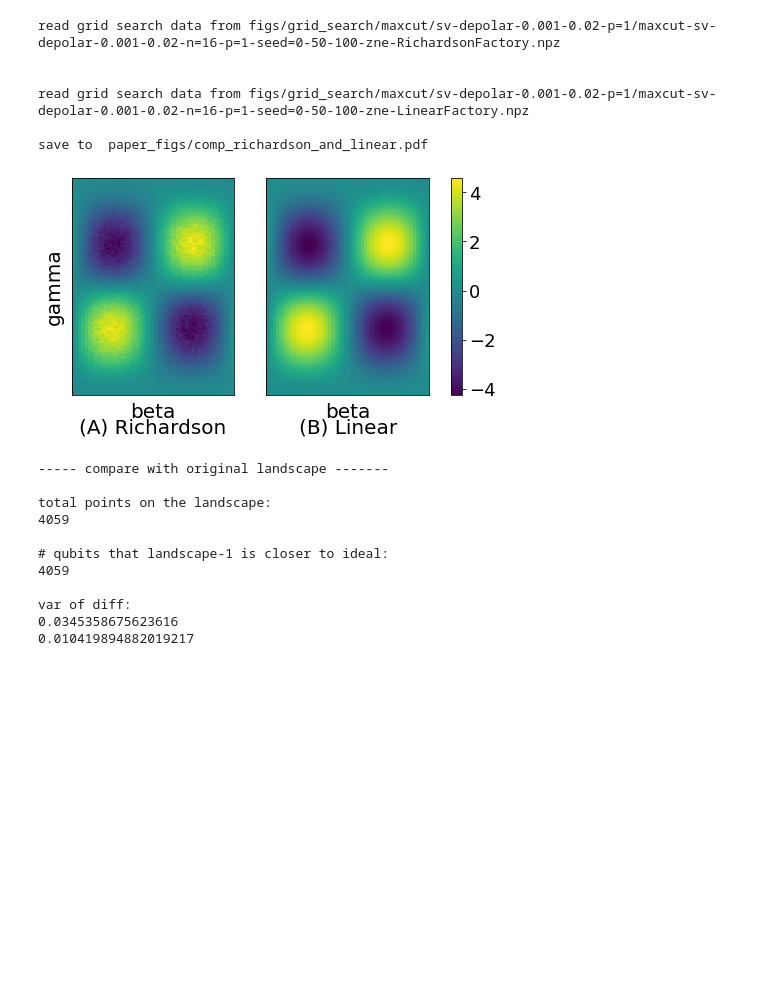
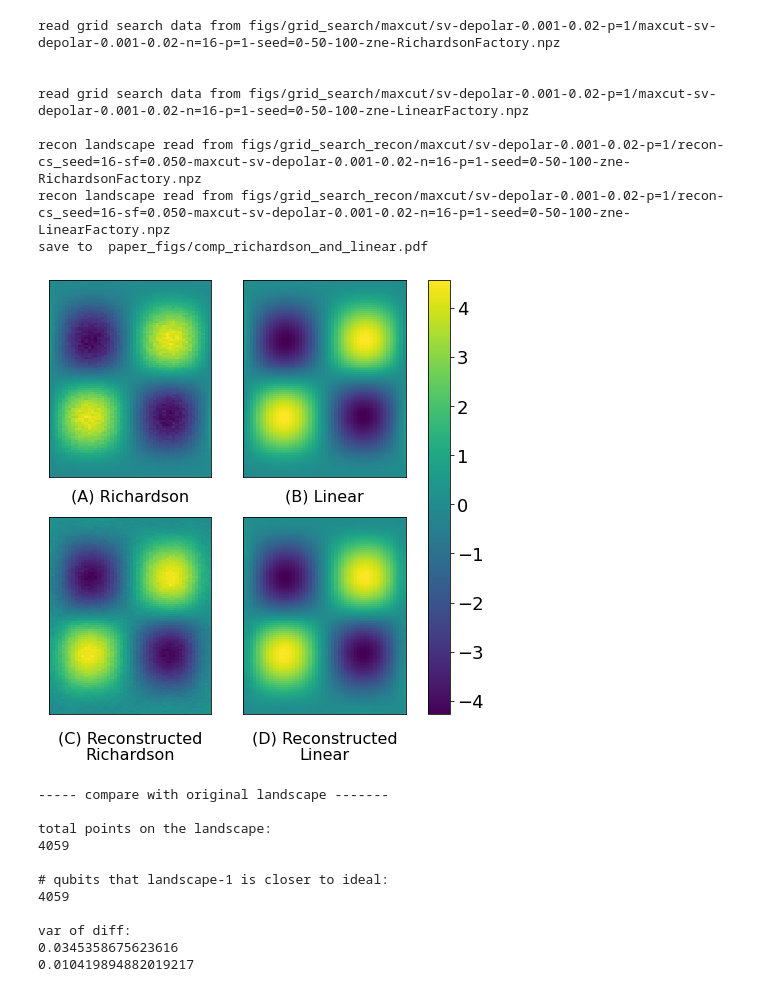
Before and after one commit to kunliu7/oscar, a Jupyter notebook: vis_figs_comp_miti.ipynb, the cells around one changed output. Cells and saved outputs as stored; diff of their text form; code cells hidden in the pictures; blank space fills up the shorter version.

Commit message:
feat: update vis figures in papers

```diff
--- a/vis_figs_comp_miti.ipynb
+++ b/vis_figs_comp_miti.ipynb
@@ -114,10 +192,10 @@ def _vis_landscapes(
     # c = ax.pcolormesh(X, Y, Z, cmap='viridis', vmin=Z.min(), vmax=Z.max())
     for idx, landscape in enumerate(landscapes):
         im = axs[idx].pcolormesh(X, Y, landscape) #, cmap='viridis', vmin=origin.min(), vmax=origin.max())
-        axs[idx].set_xlabel('beta')
-        if idx == 0:
-            axs[idx].set_ylabel('gamma')
-        # else:
+        # axs[idx].set_xlabel('beta')
+        # if idx == 0:
+        #     axs[idx].set_ylabel('gamma')
+        # # else:
         axs[idx].set_yticks([])
         axs[idx].set_xticks([])
         if isinstance(true_optima, list) or isinstance(true_optima, np.ndarray):
@@ -181,59 +259,75 @@ def vis_comp_Richardson_and_Linear():
     else:
         raise ValueError("Invalid depth of QAOA")
 
-    ideal_data1, ideal_data_fname, _ = load_grid_search_data(
+    ideal_data1, ideal_data1_fname, _ = load_grid_search_data(
         n_qubits=n_qubits, p=p, problem=problem, method=method,
         noise=noise, beta_step=bs, gamma_step=gs, seed=seed, miti_method=miti_method1
     )
-    ideal_data2, ideal_data_fname, _ = load_grid_search_data(
+    ideal_data2, ideal_data2_fname, _ = load_grid_search_data(
         n_qubits=n_qubits, p=p, problem=problem, method=method,
         noise=noise, beta_step=bs, gamma_step=gs, seed=seed, miti_method=miti_method2
     )
 
     full_range = ideal_data1['full_range']
 
+    recon_path1, _, _ = get_recon_pathname(p, problem, method, noise, cs_seed, sf, ideal_data1_fname)
+    recon1 = get_recon_landscape(p, None, sf, False, recon_path1, cs_seed)
 
+    recon_path2, _, _ = get_recon_pathname(p, problem, method, noise, cs_seed, sf, ideal_data2_fname)
+    recon2 = get_recon_landscape(p, None, sf, False, recon_path2, cs_seed)
 
     params = {'legend.fontsize': 18,
-          'figure.figsize': (8, 4),
-         'axes.labelsize': 20, #'x-large',
-         'axes.titlesize': 20, #'x-large',
+          'figure.figsize': (8, 8),
+         'axes.labelsize': 16, #'x-large',
+         'axes.titlesize': 16, #'x-large',
          'xtick.labelsize': 18,
          'ytick.labelsize': 18}
     plt.rcParams.update(params)
 
-    fig, axs = plt.subplots(nrows=1, ncols=2)
-    labels=["(A) Richardson", "(B) Linear"]
+    fig, axs = plt.subplots(nrows=2, ncols=2)
+    axs = axs.reshape(-1)
+    labels=["(A) Richardson", "(B) Linear", "(C) Reconstructed\nRichardson", "(D) Reconstructed\nLinear"]
     save_path="paper_figs/comp_richardson_and_linear.pdf"
 
     _vis_landscapes(
         fig,
         axs,
-        landscapes=[ideal_data1['data'], ideal_data2['data']],
+        landscapes=[ideal_data1['data'], ideal_data2['data'], recon1, recon2],
         labels=labels,
         full_range=full_range,
         true_optima=None,
-        params_paths=[None, None],
-        converged_soln_markers=[None, None]
+        params_paths=[None] * len(labels),
+        converged_soln_markers=[None] * len(labels)
     )
 
     for idx in [0,1]:
-        axs[idx].set_title(labels[idx], y=-0.2)
+        axs[idx].set_title(labels[idx], y=-0.15)
+
+    # for idx in [0,2]:
+    #     axs[idx].set_ylabel(r"$\gamma$")
+
+    # for idx in [0,1,2,3]:
+    #     axs[idx].set_xlabel(r"$\beta$")
+
+    for idx in [2,3]:
+        axs[idx].set_title(labels[idx], y=-0.26)
     # axs[1].set_title(labels[1], y=-0.3)
     # if save_path != None:
     print("save to ", save_path)
     fig.savefig(save_path, bbox_inches='tight', dpi=1000)
     plt.show()
     plt.close('all')
 vis_comp_Richardson_and_Linear()
 # %% [output]
 read grid search data from figs/grid_search/maxcut/sv-depolar-0.001-0.02-p=1/maxcut-sv-depolar-0.001-0.02-n=16-p=1-seed=0-50-100-zne-RichardsonFactory.npz
 
 
 read grid search data from figs/grid_search/maxcut/sv-depolar-0.001-0.02-p=1/maxcut-sv-depolar-0.001-0.02-n=16-p=1-seed=0-50-100-zne-LinearFactory.npz
 
+recon landscape read from figs/grid_search_recon/maxcut/sv-depolar-0.001-0.02-p=1/recon-cs_seed=16-sf=0.050-maxcut-sv-depolar-0.001-0.02-n=16-p=1-seed=0-50-100-zne-RichardsonFactory.npz
+recon landscape read from figs/grid_search_recon/maxcut/sv-depolar-0.001-0.02-p=1/recon-cs_seed=16-sf=0.050-maxcut-sv-depolar-0.001-0.02-n=16-p=1-seed=0-50-100-zne-LinearFactory.npz
 save to  paper_figs/comp_richardson_and_linear.pdf
-[figure, old version]
+[figure, new version]
 # %%
 def compare_with_ideal_landscapes(ideal, ls1, ls2):
     diff1 = ideal - ls1   # Richardson factory
```
Also changed, not shown: parts of 4 cells of this notebook, 3 other files.
